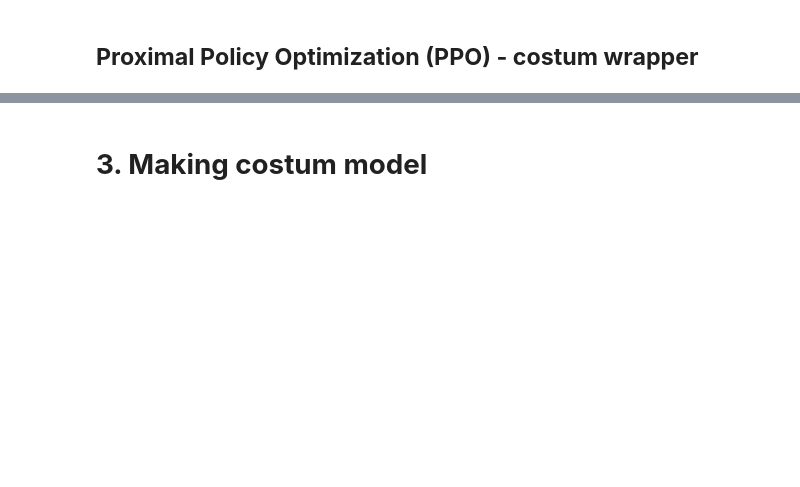
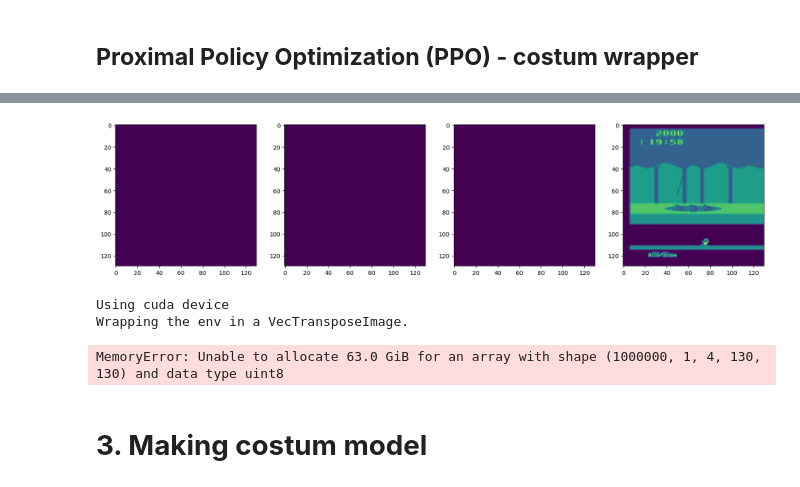
Before and after one commit to brazafonso/AP-TP, a Jupyter notebook: pitfall.ipynb, the cells around one changed output, grey strips where cells are left out. Cells and saved outputs as stored; diff of their text form; code cells hidden in the pictures; blank space fills up the shorter version.

```diff
--- a/pitfall.ipynb
+++ b/pitfall.ipynb
@@ -813,0 +574,3 @@ print(unique_actions)
+# %%
+env_custom_DQN = DummyVecEnv([lambda: env_custom_DQN])
+env_custom_DQN = VecFrameStack(env_custom_DQN, 4, channels_order='last')
@@ -813,0 +581,9 @@ print(unique_actions)
+# %%
+next_state, reward, done,info = env_custom_DQN.step([action])
+plt.figure(figsize=(20,16))
+for idx in range(next_state.shape[3]):
+    plt.subplot(1,4,idx+1)
+    plt.imshow(next_state[0][:,:,idx])
+plt.show()
+# %% [output]
+[figure, added]
@@ -813,0 +610,7 @@ print(unique_actions)
+# %%
+"""Create model"""
+model = DQN('CnnPolicy', env_custom_DQN, verbose=1, learning_rate=0.00001)
+# %% [output]
+Using cuda device
+Wrapping the env in a VecTransposeImage.
+MemoryError: Unable to allocate 63.0 GiB for an array with shape (1000000, 1, 4, 130, 130) and data type uint8
```
Also changed, not shown: parts of 51 cells of this notebook.
